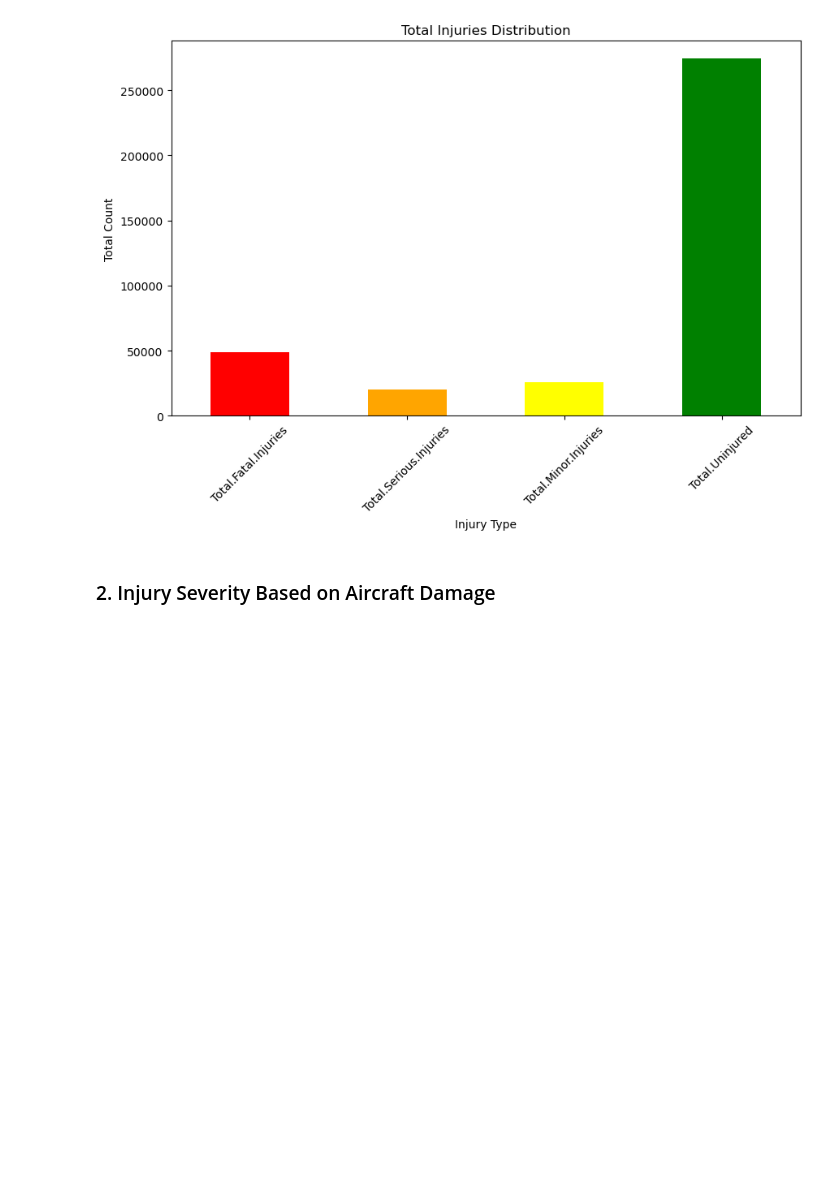
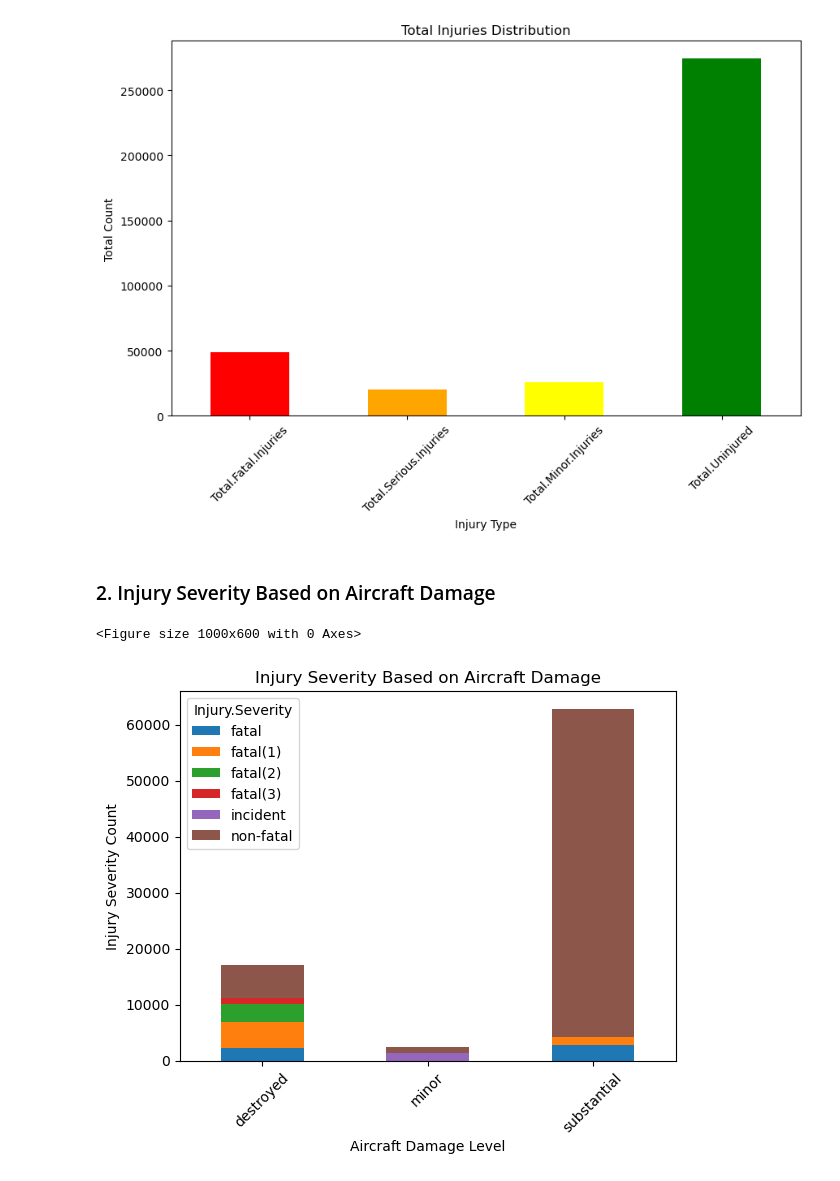
Before and after one commit to alice-nthenya/aircraft-risk-analysis-project, a Jupyter notebook: aircraft_risk_analysis_project.ipynb, the cells around one changed output. Drawn from its saved outputs; the diff is of its cells as text; code cells hidden in the pictures; blank space fills up the shorter version.

```diff
--- a/aircraft_risk_analysis_project.ipynb
+++ b/aircraft_risk_analysis_project.ipynb
@@ -326,9 +326,15 @@ df
 # %% [markdown]
 ### The data is now clean and the important variables already filtered. Now, I can visualize the data
 # %%
+
+# Convert all string values to lowercase
+df = df.applymap(lambda x: x.lower() if isinstance(x, str) else x)
+
 # Make a copy of cleaned data
 
 df_cleaned = df.copy()
 
 # Save to CSV
 df_cleaned.to_csv('data/aviation_data_cleaned.csv', index=False)
+
+df
@@ -358,12 +380,14 @@ plt.show()
 # %% [markdown]
 ### 2. Injury Severity Based on Aircraft Damage
 # %%
-df['Make'] = df['Make'].str.lower()  # Converts all 'Make' values to lowercase
-df['Make'] = df['Make'].str.strip().str.lower()  # Remove extra spaces and convert to lowercase
-
-df['Make'].value_counts().head(10).plot(kind='bar', color='skyblue')
-plt.title('Top 15 Aircraft Makes')
-plt.xlabel('Make')
-plt.ylabel('Count')
+# Plotting injury severity based on aircraft damage (top 10)
+plt.figure(figsize=(10,6))
+df.groupby('Aircraft.damage')['Injury.Severity'].value_counts().nlargest(10).unstack().plot(kind='bar', stacked=True)
+plt.title('Injury Severity Based on Aircraft Damage')
+plt.ylabel('Injury Severity Count')
+plt.xlabel('Aircraft Damage Level')
 plt.xticks(rotation=45)
 plt.show()
+# %% [output]
+<Figure size 1000x600 with 0 Axes>
+[figure, added]
```
Also changed, not shown: parts of 14 cells of this notebook, 10 other files.
